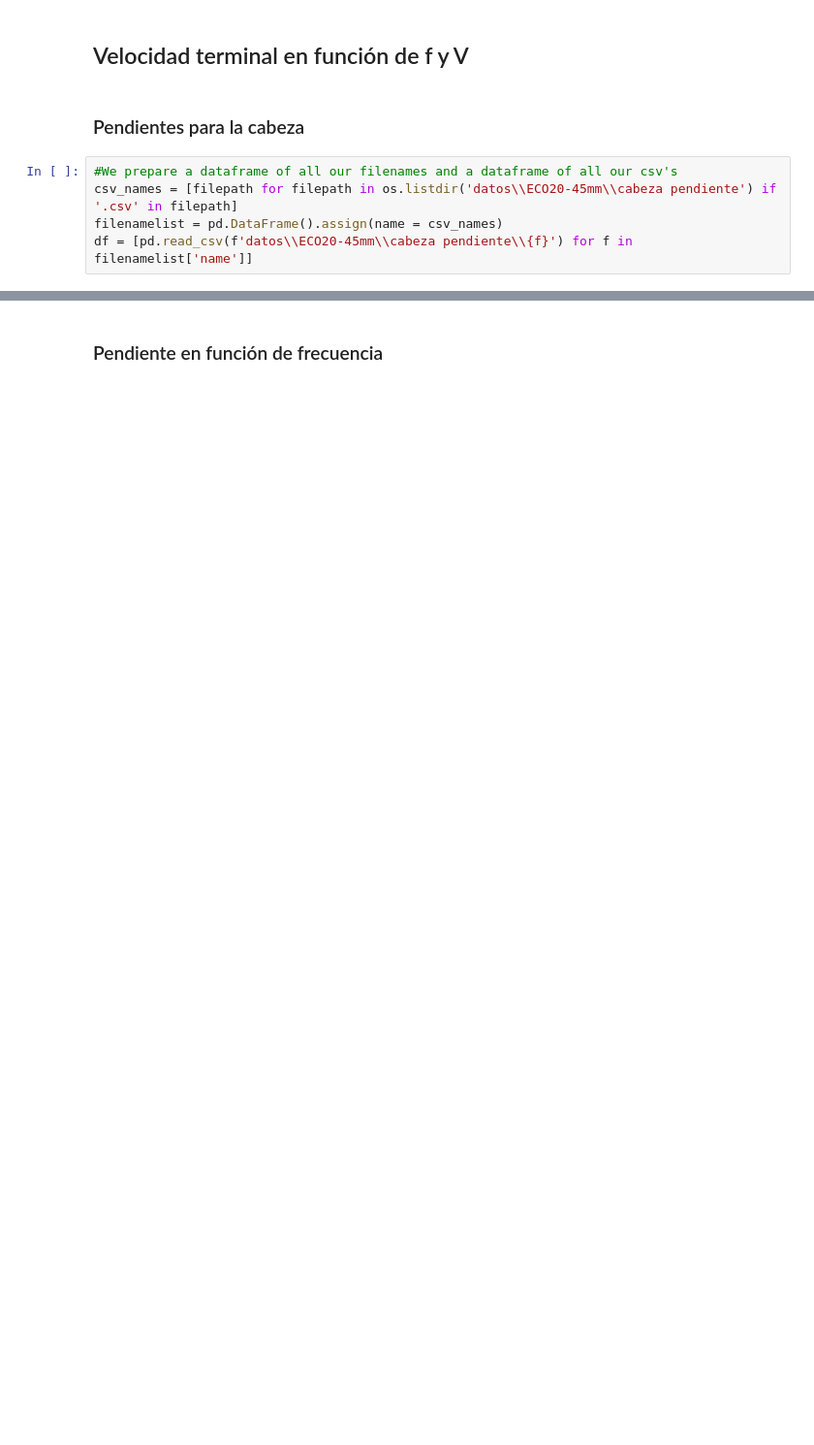
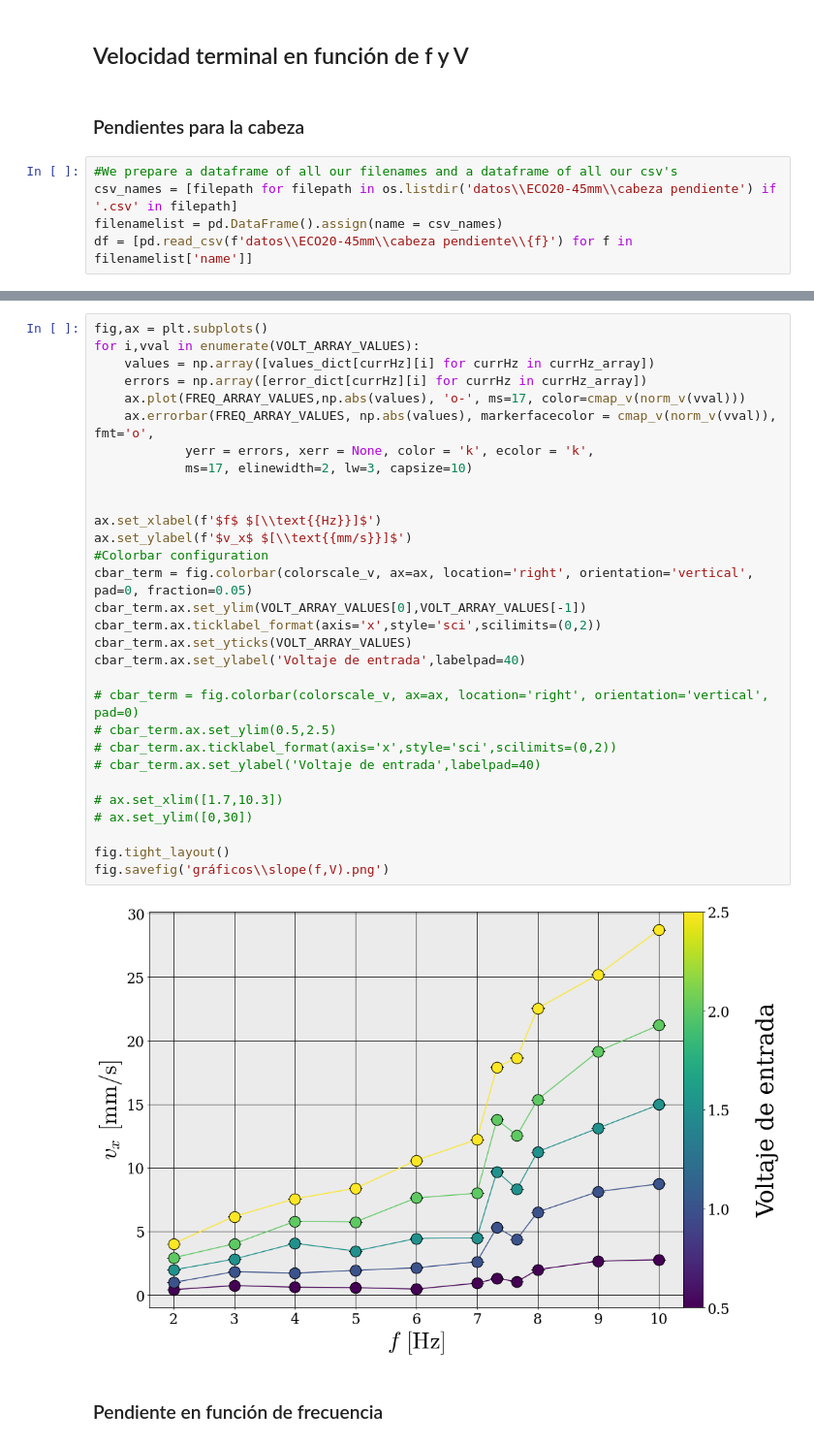
Before and after one commit to gardianc/Nado-ondulatorio, a Jupyter notebook: mas_graficos.ipynb, the cells around one changed output, grey strips where cells are left out. Shown at 97% size. Drawn from its saved outputs; the diff is of its cells as text; blank space fills up the shorter version.

```diff
--- a/mas_graficos.ipynb
+++ b/mas_graficos.ipynb
@@ -98,2 +210,34 @@ currVolt_array = ['500mVpp','1,00Vpp','1,50Vpp','2,00Vpp','2,50Vpp'] #We create
+# %%
+fig,ax = plt.subplots()
+for i,vval in enumerate(VOLT_ARRAY_VALUES):
+    values = np.array([values_dict[currHz][i] for currHz in currHz_array])
+    errors = np.array([error_dict[currHz][i] for currHz in currHz_array])
+    ax.plot(FREQ_ARRAY_VALUES,np.abs(values), 'o-', ms=17, color=cmap_v(norm_v(vval)))
+    ax.errorbar(FREQ_ARRAY_VALUES, np.abs(values), markerfacecolor = cmap_v(norm_v(vval)), fmt='o',
+            yerr = errors, xerr = None, color = 'k', ecolor = 'k',
+            ms=17, elinewidth=2, lw=3, capsize=10)
+
+
+ax.set_xlabel(f'$f$ $[\\text{{Hz}}]$')
+ax.set_ylabel(f'$v_x$ $[\\text{{mm/s}}]$')
+#Colorbar configuration
+cbar_term = fig.colorbar(colorscale_v, ax=ax, location='right', orientation='vertical', pad=0, fraction=0.05)
+cbar_term.ax.set_ylim(VOLT_ARRAY_VALUES[0],VOLT_ARRAY_VALUES[-1])
+cbar_term.ax.ticklabel_format(axis='x',style='sci',scilimits=(0,2))
+cbar_term.ax.set_yticks(VOLT_ARRAY_VALUES)
+cbar_term.ax.set_ylabel('Voltaje de entrada',labelpad=40)
+
+# cbar_term = fig.colorbar(colorscale_v, ax=ax, location='right', orientation='vertical', pad=0)
+# cbar_term.ax.set_ylim(0.5,2.5)
+# cbar_term.ax.ticklabel_format(axis='x',style='sci',scilimits=(0,2))
+# cbar_term.ax.set_ylabel('Voltaje de entrada',labelpad=40)
+
+# ax.set_xlim([1.7,10.3])
+# ax.set_ylim([0,30])
+
+fig.tight_layout()
+fig.savefig('gráficos\\slope(f,V).png')
+# %% [output]
+[figure, added]
 # %% [markdown]
 ### Pendiente en función de frecuencia
```
Also changed, not shown: parts of 8 cells of this notebook, 2 other files.
